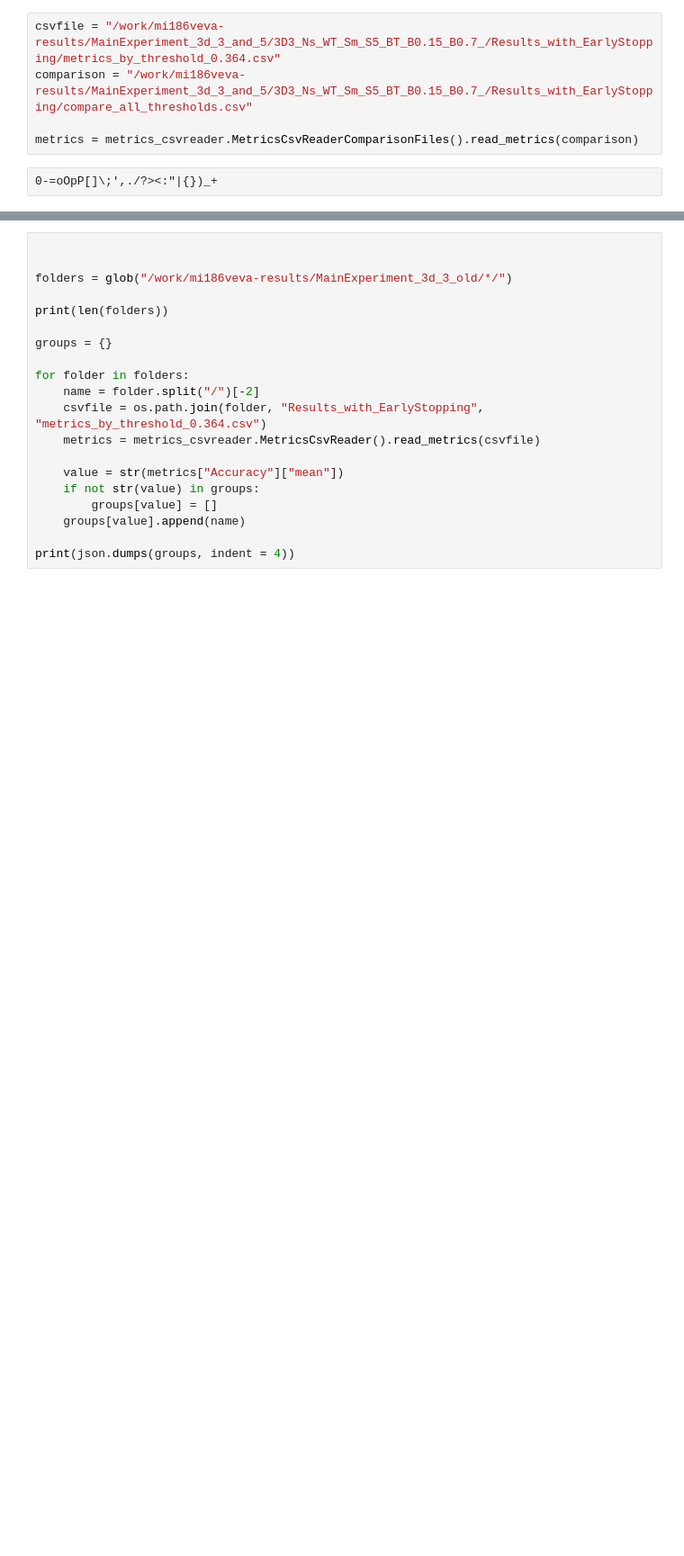
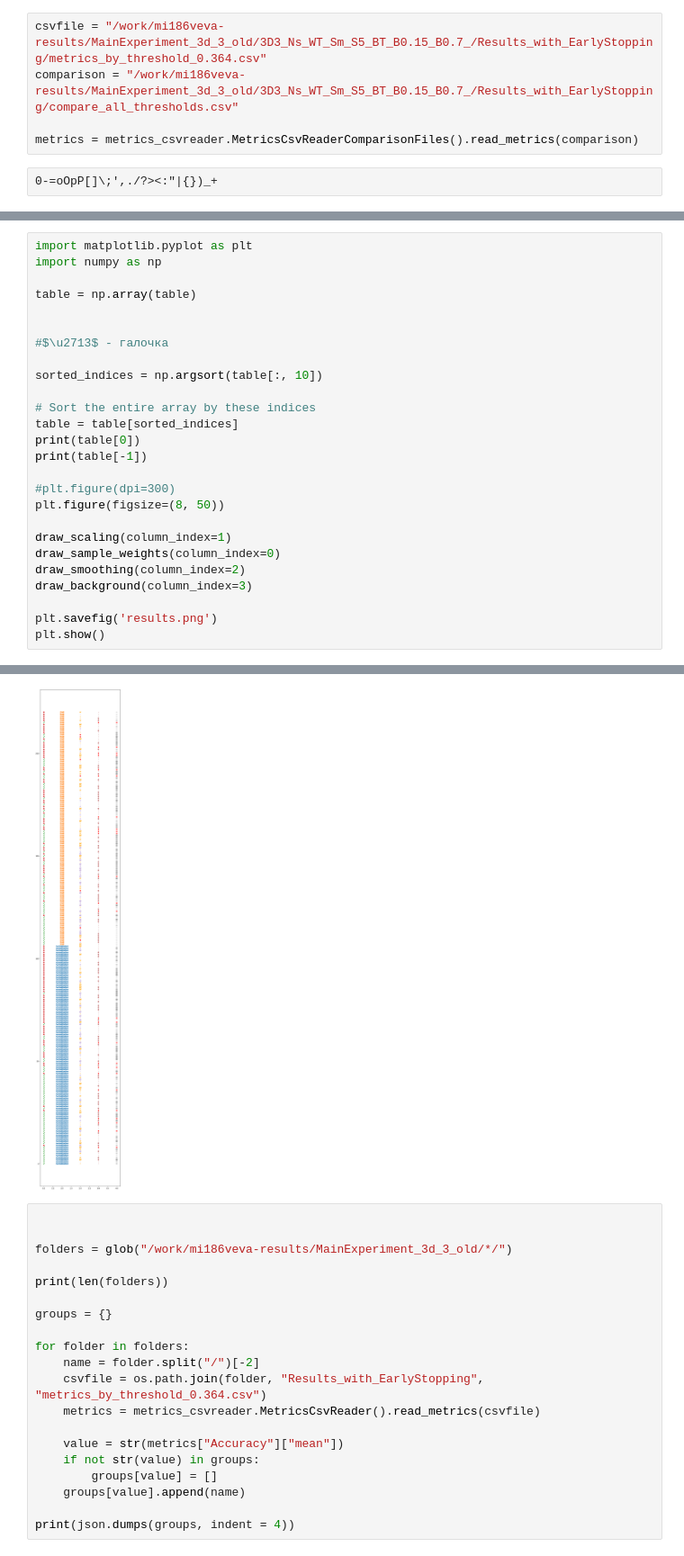
Before and after one commit to msokur/hsi-experiments, a Jupyter notebook: jupyter/check_experiments.ipynb, the cells around one changed output, grey strips where cells are left out. Shown at 90% size. Saved outputs shown, nothing was run; the diff lists cells and outputs as text; blank space fills up the shorter version.

Commit message:
Representation of experiment results

```diff
--- a/jupyter/check_experiments.ipynb
+++ b/jupyter/check_experiments.ipynb
@@ -15,6 +23,6 @@ from evaluation import metrics_csvreader
 # %%
-csvfile = "/work/mi186veva-results/MainExperiment_3d_3_and_5/3D3_Ns_WT_Sm_S5_BT_B0.15_B0.7_/Results_with_EarlyStopping/metrics_by_threshold_0.364.csv"
-comparison = "/work/mi186veva-results/MainExperiment_3d_3_and_5/3D3_Ns_WT_Sm_S5_BT_B0.15_B0.7_/Results_with_EarlyStopping/compare_all_thresholds.csv"
+csvfile = "/work/mi186veva-results/MainExperiment_3d_3_old/3D3_Ns_WT_Sm_S5_BT_B0.15_B0.7_/Results_with_EarlyStopping/metrics_by_threshold_0.364.csv"
+comparison = "/work/mi186veva-results/MainExperiment_3d_3_old/3D3_Ns_WT_Sm_S5_BT_B0.15_B0.7_/Results_with_EarlyStopping/compare_all_thresholds.csv"
 
 metrics = metrics_csvreader.MetricsCsvReaderComparisonFiles().read_metrics(comparison)
 # %% [raw]
@@ -59,0 +259,27 @@ print(json.dumps(groups, indent = 4))
+# %%
+import matplotlib.pyplot as plt
+import numpy as np
+
+table = np.array(table)
+
+
+#$\u2713$ - галочка
+
+sorted_indices = np.argsort(table[:, 10])
+
+# Sort the entire array by these indices
+table = table[sorted_indices]
+print(table[0])
+print(table[-1])
+
+#plt.figure(dpi=300)
+plt.figure(figsize=(8, 50))
+
+draw_scaling(column_index=1)
+draw_sample_weights(column_index=0)
+draw_smoothing(column_index=2)
+draw_background(column_index=3)
+
+plt.savefig('results.png')
+plt.show()
+# %% [output]
@@ -60,3 +293,4 @@ print(json.dumps(groups, indent = 4))
+[figure, added]
 # %%
 
 
```
Also changed, not shown: parts of 6 cells of this notebook, 2 other files.
